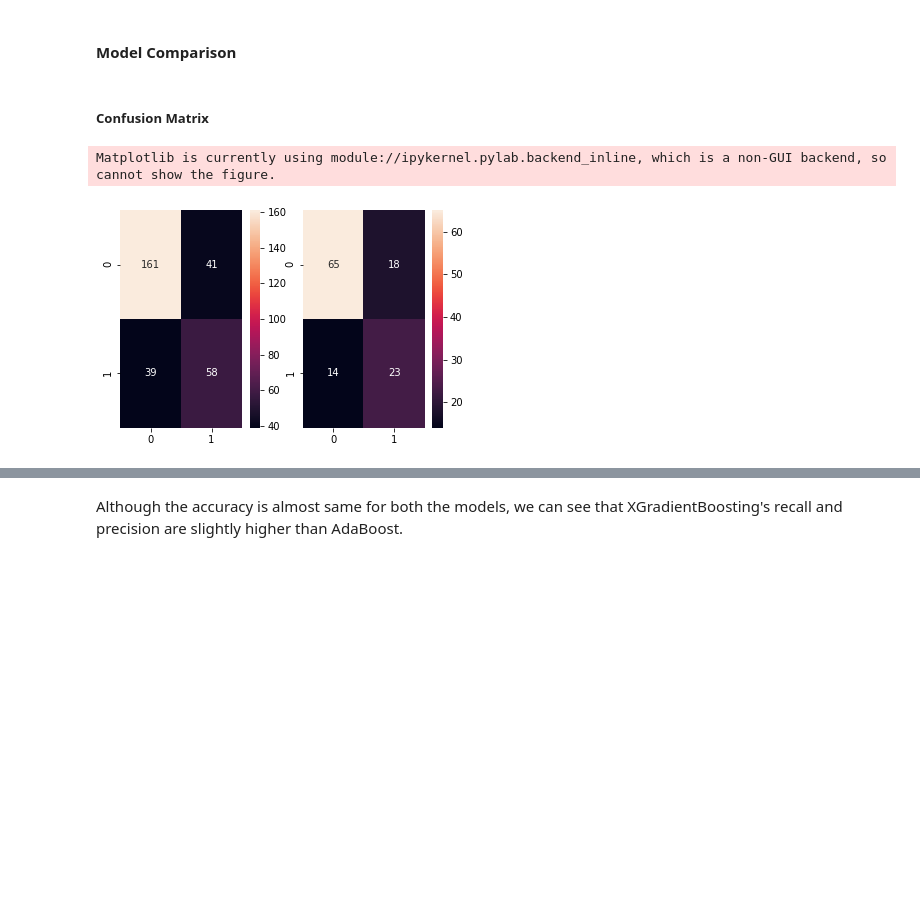
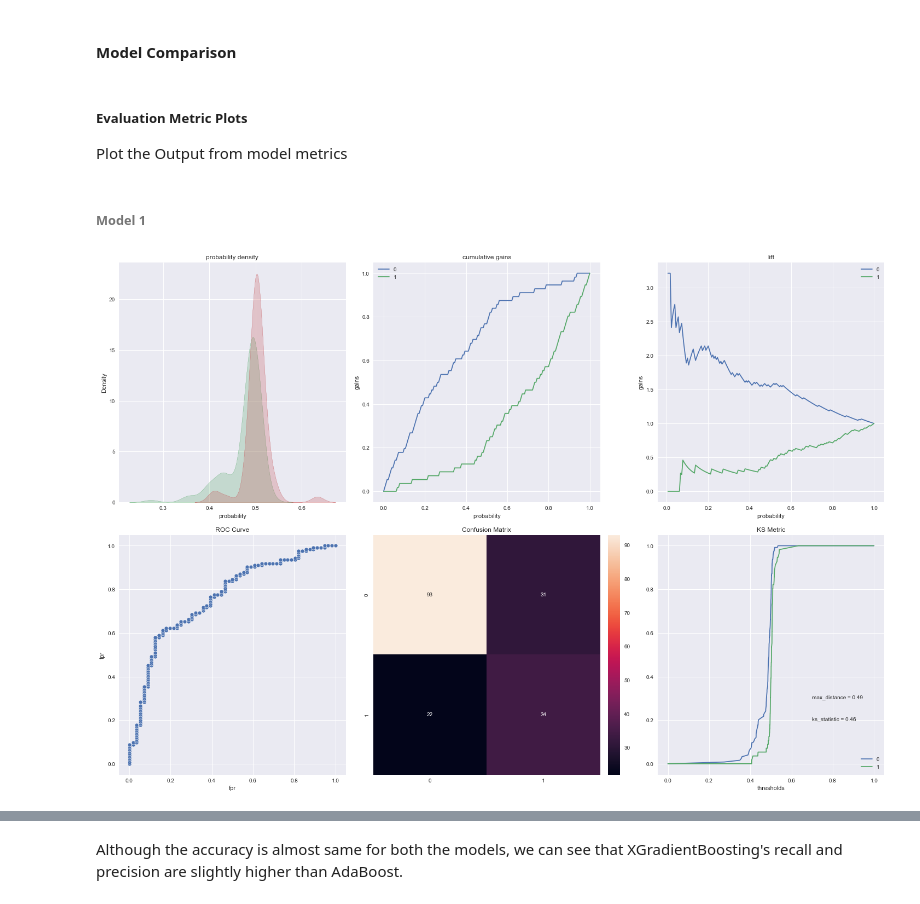
Before and after one commit to dltk-ai/qubitai-dltk, a Jupyter notebook: examples/machine_learning/DLTK ML Classification Tutorial.ipynb, the cells around one changed output, grey strips where cells are left out. Drawn from its saved outputs; the diff is of its cells as text; code cells hidden in the pictures; blank space fills up the shorter version.

```diff
--- a/examples/machine_learning/DLTK ML Classification Tutorial.ipynb
+++ b/examples/machine_learning/DLTK ML Classification Tutorial.ipynb
@@ -312,7 +308,7 @@ features = ["Glucose","BloodPressure","Insulin","BMI", "DiabetesPedigreeFunction
 label_1 = 'Outcome'
 
 # Train-test split percentage
-train_percentage_1 = 50
+train_percentage_1 = 70
 # %% [markdown]
 #### Information about supported libraries & Hyperparameters
 # %% [markdown]
@@ -365,2 +359,4 @@ adaboost_parameters = {"algorithm":"SAMME","learning_rate":5}
+# %%
+adaboost_parameters = {"n_estimators":100}
 # %%
 # train function in dltk
@@ -577,24 +576,8 @@ train_job_output_response_m3
    'mathewsCorrelationCoefficient': 1.0}}}
 # %% [markdown]
 #### Model Comparison
-# %% [markdown]
-##### Confusion Matrix </font>
-# %%
-import pandas as pd
-import seaborn as sns
-import matplotlib.pyplot as plt
-
-confusion_matrix_list_m1 = train_job_output_response_m1['output']['eval']['confusionMatrix']
-confusion_matrix_list_m3 = train_job_output_response_m3['output']['eval']['confusionMatrix']
-
-
-fig, ax =plt.subplots(1,2)
-
-sns.heatmap(confusion_matrix_list_m1, annot=True, ax=ax[0],label="model_1",fmt='g')
-sns.heatmap(confusion_matrix_list_m3, annot=True, ax=ax[1],label="model_3",fmt='g')
-
-
-fig.show()
-# %% [output]
-Matplotlib is currently using module://ipykernel.pylab.backend_inline, which is a non-GUI backend, so cannot show the figure.
-[figure, removed]
+# %% [markdown]
+##### Evaluation Metric Plots
+
+
+Plot the Output from model metrics
@@ -600,0 +587,6 @@ Matplotlib is currently using module://ipykernel.pylab.backend_inline, which is
+# %% [markdown]
+###### Model 1
+# %%
+visualization.model_evaluation_plots(task="classification", data=train_job_output_response_m1, plots=['prediction_distribution', 'cumulative_gains', 'lift_chart', 'roc_curve', 'confusion_matrix', 'ks_metric_plot'])
+# %% [output]
+[figure, added]
```
Also changed, not shown: parts of 26 cells of this notebook, 9 other files.
